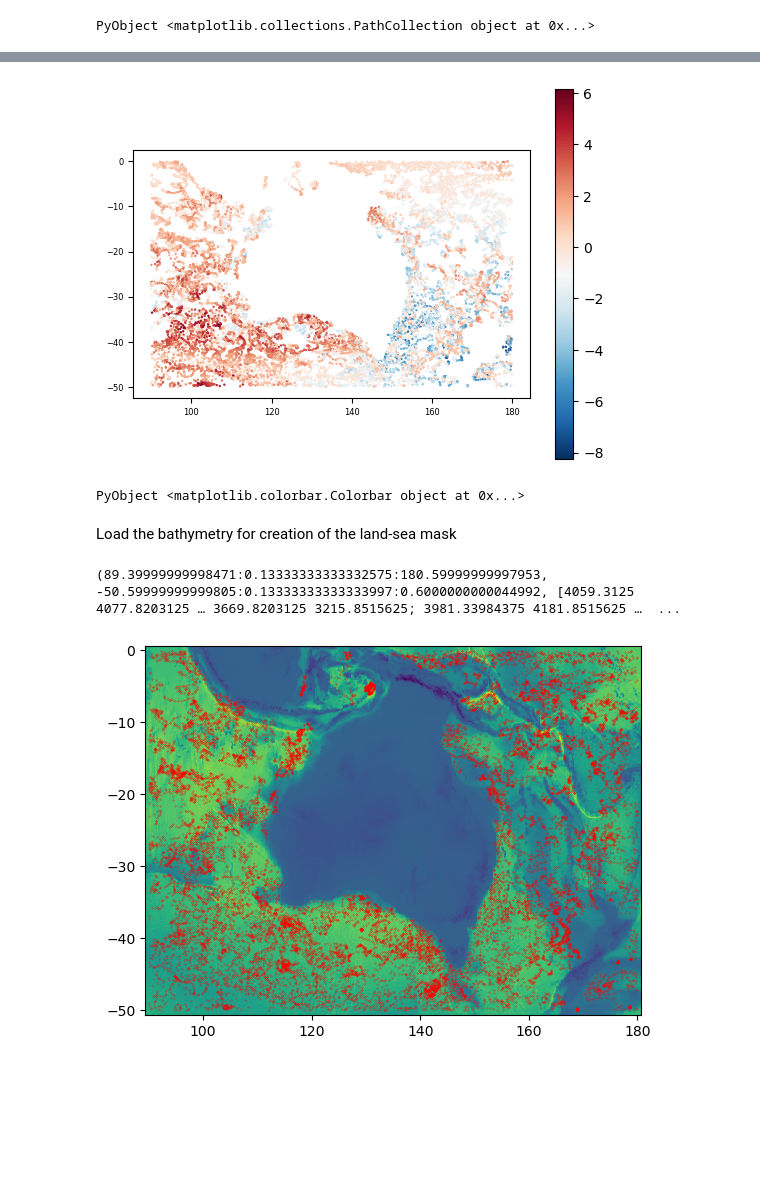
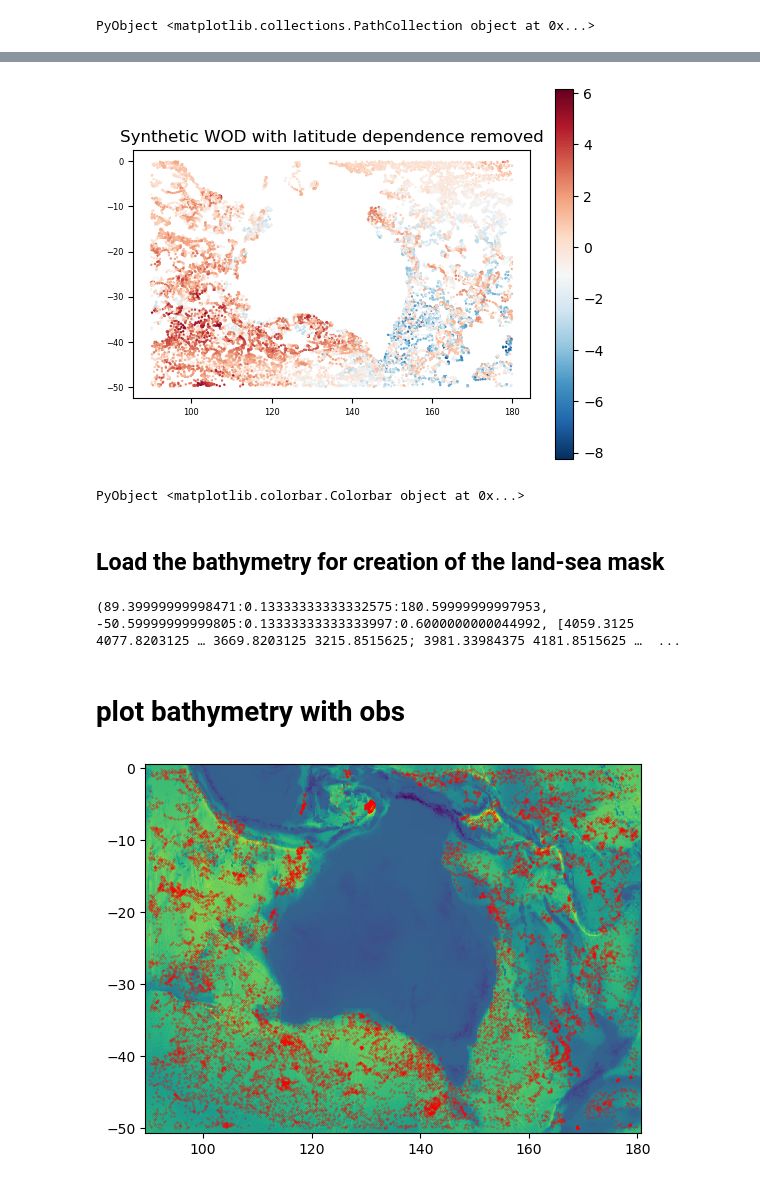
Before and after one commit to CARSv2/cars-v2, a Jupyter notebook: notebooks/parameter_sandbox.ipynb, the cells around one changed output, grey strips where cells are left out. Cells and saved outputs as stored; diff of their text form; code cells hidden in the pictures; blank space fills up the shorter version.

```diff
--- a/notebooks/parameter_sandbox.ipynb
+++ b/notebooks/parameter_sandbox.ipynb
@@ -205,16 +179,17 @@ temperature_residual = fit_temperature_to_latitude.resid
 # %%
 figure("Synth-WOD")
 ax = subplot(1,1,1)
 scatter(longitude.+360, latitude, c=temperature_residual,cmap="RdBu_r",s=0.5)
 aspectratio = 1/cos(mean(latitude) * pi/180)
 ax.tick_params("both",labelsize=6)
 gca().set_aspect(aspectratio)
+title("Synthetic WOD with latitude dependence removed")
 colorbar()
 # %% [output]
-[figure, old version]
+[figure, new version]
 PyObject <matplotlib.colorbar.Colorbar object at 0x...>
 # %% [markdown]
-Load the bathymetry for creation of the land-sea mask
+## Load the bathymetry for creation of the land-sea mask
 # %%
 bathname = "../src/data/TMoore-test-input/gebco_30sec_16.nc"
 bathisglobal = true
@@ -228,5 +203,7 @@ latr = -50.:dy:0.; # the range of latitudes (start:step:end)
 bx,by,b = extract_bath(bathname,true,lonr,latr)
 # %% [output]
 (89.39999999998471:0.13333333333332575:180.59999999997953, -50.59999999999805:0.13333333333333997:0.6000000000044992, [4059.3125 4077.8203125 … 3669.8203125 3215.8515625; 3981.33984375 4181.8515625 …  ...
+# %% [markdown]
+# plot bathymetry with obs
 # %%
 pcolormesh(bx,by,b')
```
Also changed, not shown: parts of 30 cells of this notebook.
